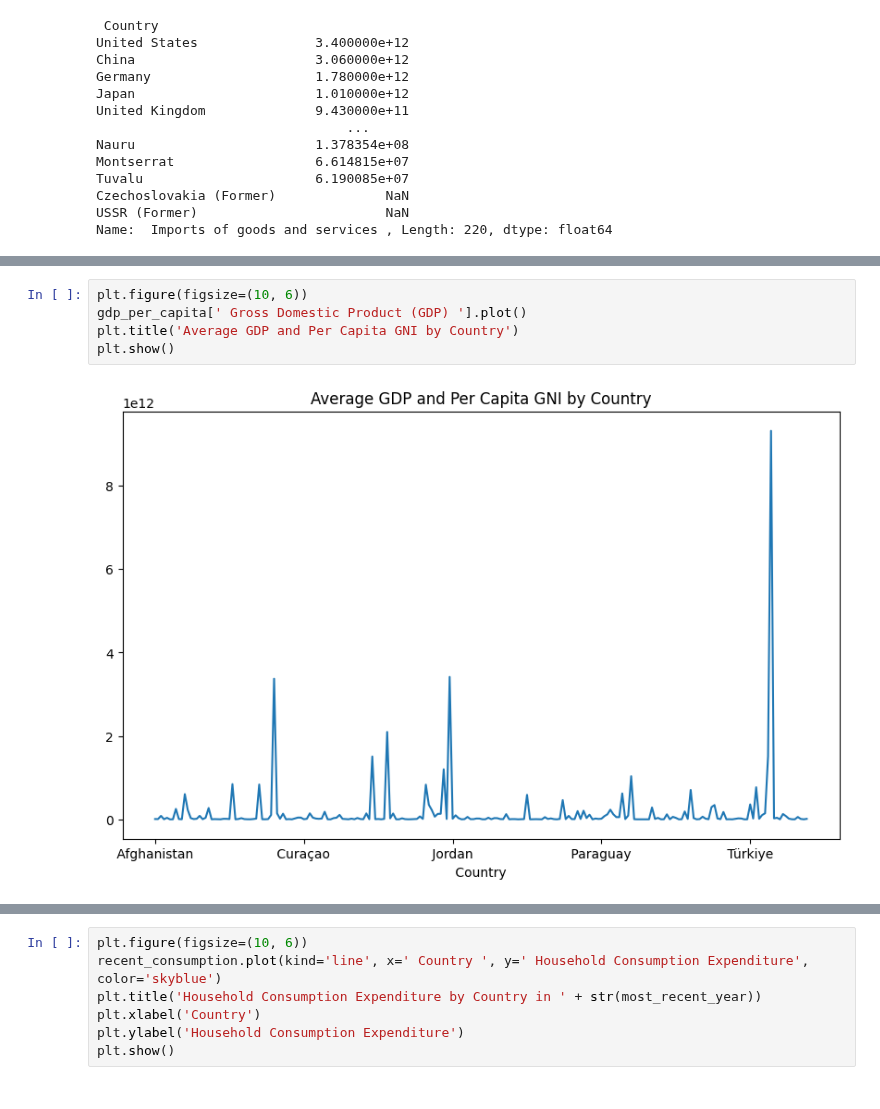
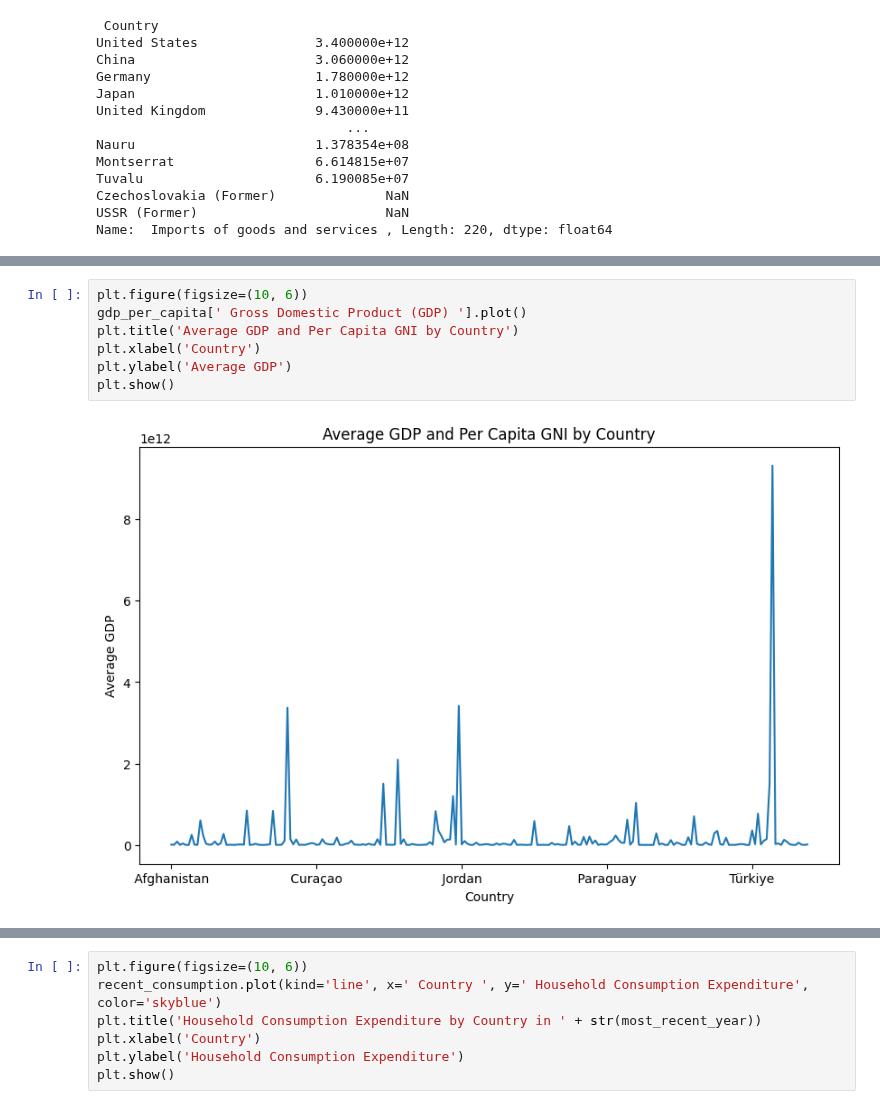
Before and after one commit to khoulaCode/machine-learning-code-orbit, a Jupyter notebook: team_members/from_tariq/world-finance-indicators-data.ipynb, the cells around one changed output, grey strips where cells are left out. Cells and saved outputs as stored; diff of their text form.

```diff
--- a/team_members/from_tariq/world-finance-indicators-data.ipynb
+++ b/team_members/from_tariq/world-finance-indicators-data.ipynb
@@ -124,8 +126,10 @@ plt.show()
 # %%
 plt.figure(figsize=(10, 6))
 gdp_per_capita[' Gross Domestic Product (GDP) '].plot()
 plt.title('Average GDP and Per Capita GNI by Country')
+plt.xlabel('Country')
+plt.ylabel('Average GDP')
 plt.show()
 # %% [output]
-[figure, old version]
+[figure, new version]
 # %%
```
Also changed, not shown: parts of 2 cells of this notebook.
